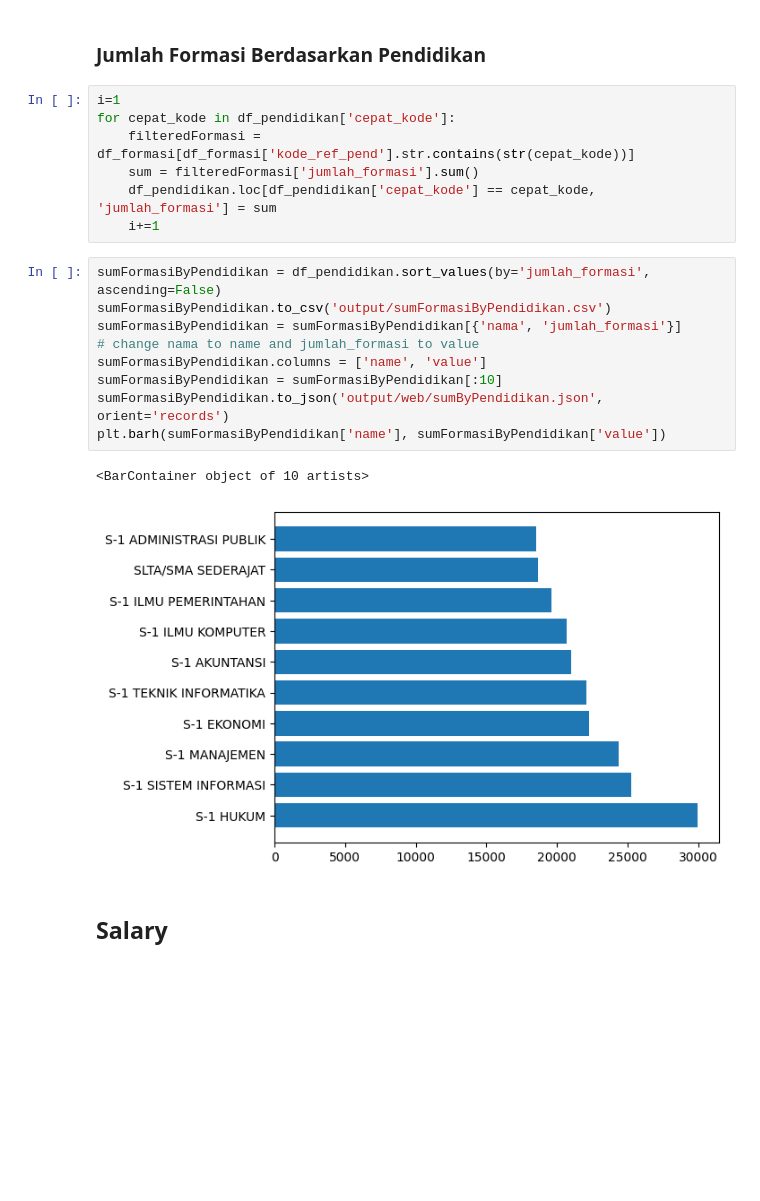
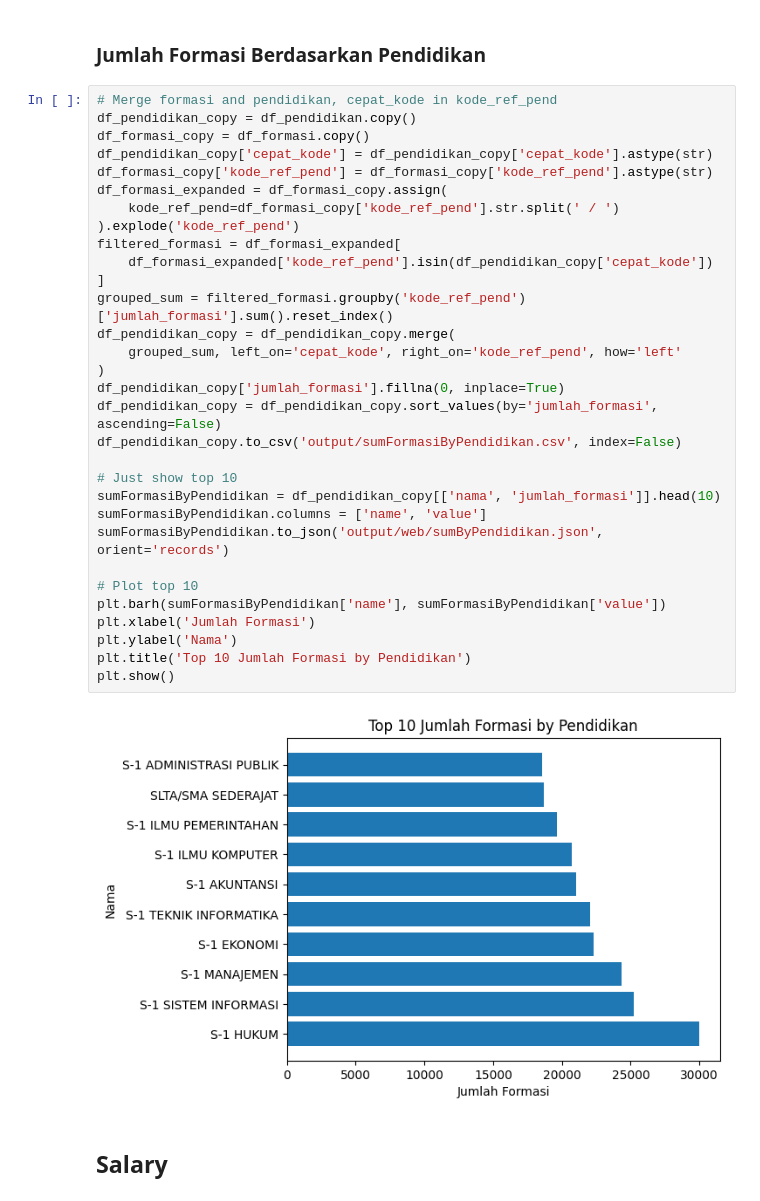
Before and after one commit to nubisub/casn2024-analytic, a Jupyter notebook: main.ipynb, the cells around one changed output. Drawn from its saved outputs; the diff is of its cells as text; blank space fills up the shorter version.

```diff
--- a/main.ipynb
+++ b/main.ipynb
@@ -41,24 +57,38 @@ sumFormasiByJabatan.to_json('output/web/sumByJabatan.json', orient='records')
 # %% [markdown]
 ### Jumlah Formasi Berdasarkan Pendidikan
-# %%
-i=1
-for cepat_kode in df_pendidikan['cepat_kode']:
-    filteredFormasi = df_formasi[df_formasi['kode_ref_pend'].str.contains(str(cepat_kode))]
-    sum = filteredFormasi['jumlah_formasi'].sum()
-    df_pendidikan.loc[df_pendidikan['cepat_kode'] == cepat_kode, 'jumlah_formasi'] = sum
-    i+=1
-# %%
-sumFormasiByPendidikan = df_pendidikan.sort_values(by='jumlah_formasi', ascending=False)
-sumFormasiByPendidikan.to_csv('output/sumFormasiByPendidikan.csv')
-sumFormasiByPendidikan = sumFormasiByPendidikan[{'nama', 'jumlah_formasi'}]
-# change nama to name and jumlah_formasi to value
-sumFormasiByPendidikan.columns = ['name', 'value']
-sumFormasiByPendidikan = sumFormasiByPendidikan[:10]
-sumFormasiByPendidikan.to_json('output/web/sumByPendidikan.json', orient='records')
-plt.barh(sumFormasiByPendidikan['name'], sumFormasiByPendidikan['value'])
-# %% [output]
-<BarContainer object of 10 artists>
-[figure, removed]
+# %%
+# Merge formasi and pendidikan, cepat_kode in kode_ref_pend
+df_pendidikan_copy = df_pendidikan.copy()
+df_formasi_copy = df_formasi.copy()
+df_pendidikan_copy['cepat_kode'] = df_pendidikan_copy['cepat_kode'].astype(str)
+df_formasi_copy['kode_ref_pend'] = df_formasi_copy['kode_ref_pend'].astype(str)
+df_formasi_expanded = df_formasi_copy.assign(
+    kode_ref_pend=df_formasi_copy['kode_ref_pend'].str.split(' / ')
+).explode('kode_ref_pend')
+filtered_formasi = df_formasi_expanded[
+    df_formasi_expanded['kode_ref_pend'].isin(df_pendidikan_copy['cepat_kode'])
+]
+grouped_sum = filtered_formasi.groupby('kode_ref_pend')['jumlah_formasi'].sum().reset_index()
+df_pendidikan_copy = df_pendidikan_copy.merge(
+    grouped_sum, left_on='cepat_kode', right_on='kode_ref_pend', how='left'
+)
+df_pendidikan_copy['jumlah_formasi'].fillna(0, inplace=True)
+df_pendidikan_copy = df_pendidikan_copy.sort_values(by='jumlah_formasi', ascending=False)
+df_pendidikan_copy.to_csv('output/sumFormasiByPendidikan.csv', index=False)
+
+# Just show top 10
+sumFormasiByPendidikan = df_pendidikan_copy[['nama', 'jumlah_formasi']].head(10)
+sumFormasiByPendidikan.columns = ['name', 'value']
+sumFormasiByPendidikan.to_json('output/web/sumByPendidikan.json', orient='records')
+
+# Plot top 10
+plt.barh(sumFormasiByPendidikan['name'], sumFormasiByPendidikan['value'])
+plt.xlabel('Jumlah Formasi')
+plt.ylabel('Nama')
+plt.title('Top 10 Jumlah Formasi by Pendidikan')
+plt.show()
+# %% [output]
+[figure, added]
 # %% [markdown]
 ## Salary
 # %% [markdown]
```
Also changed, not shown: parts of 16 cells of this notebook, 11 other files.
